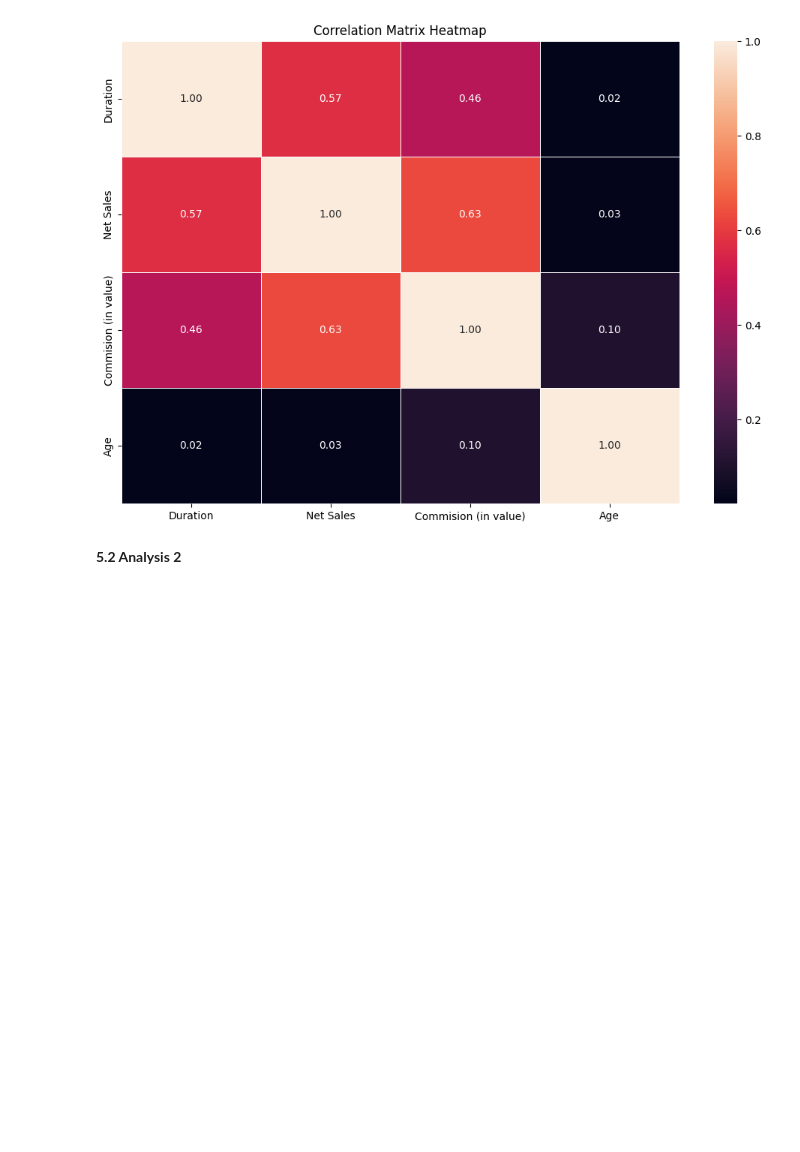
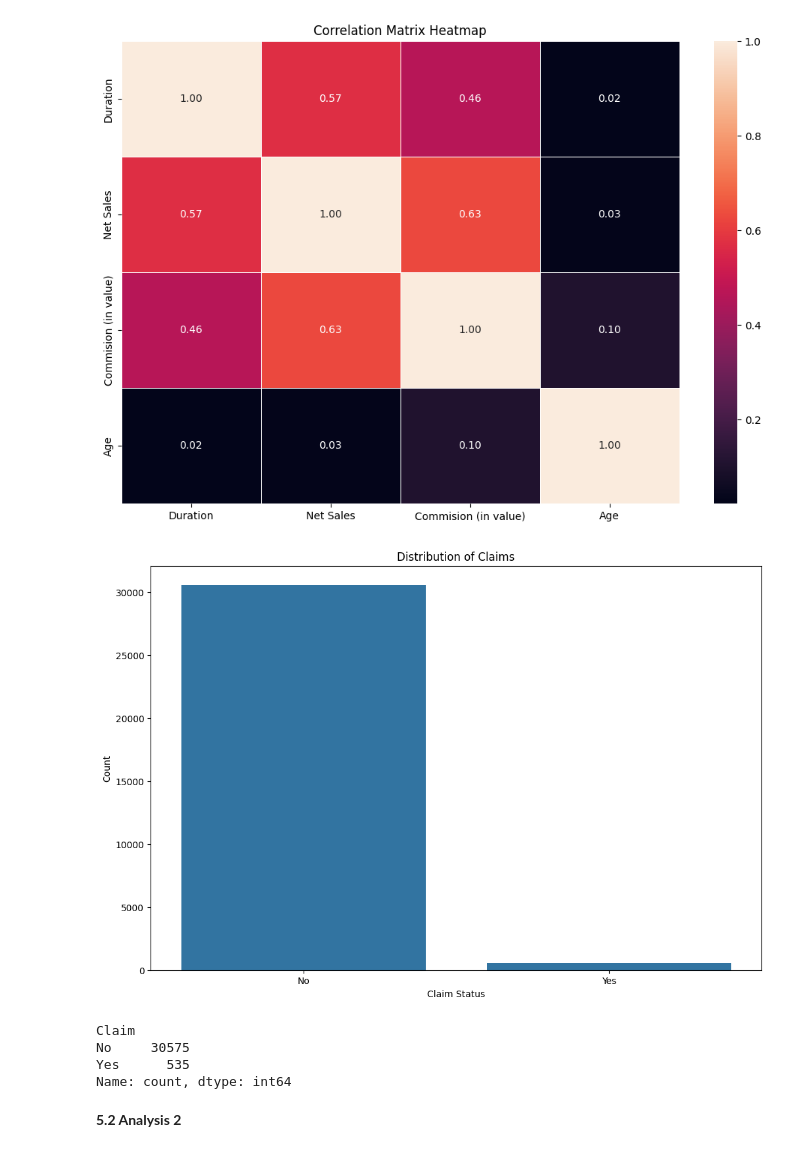
Before and after one commit to Faizism/travel_insurance, a Jupyter notebook: notebooks/1.0-bdp-inital-notebook.ipynb, the cells around one changed output. Cells and saved outputs as stored; diff of their text form; code cells hidden in the pictures; blank space fills up the shorter version.

```diff
--- a/notebooks/1.0-bdp-inital-notebook.ipynb
+++ b/notebooks/1.0-bdp-inital-notebook.ipynb
@@ -403,6 +415,22 @@ plt.title('Correlation Matrix Heatmap')
 plt.show()
 # %% [output]
 [figure]
+# %%
+claim_distribution = seen_data['Claim'].value_counts()
+plt.figure(figsize=(12, 8))
+sns.countplot(x='Claim', data=seen_data)
+plt.title('Distribution of Claims')
+plt.xlabel('Claim Status')
+plt.ylabel('Count')
+plt.show()
+
+claim_distribution
+# %% [output]
+[figure, added]
+Claim
+No     30575
+Yes      535
+Name: count, dtype: int64
 # %% [markdown]
 **5.2 Analysis 2**
 # %%
```
Also changed, not shown: parts of 4 cells of this notebook.
